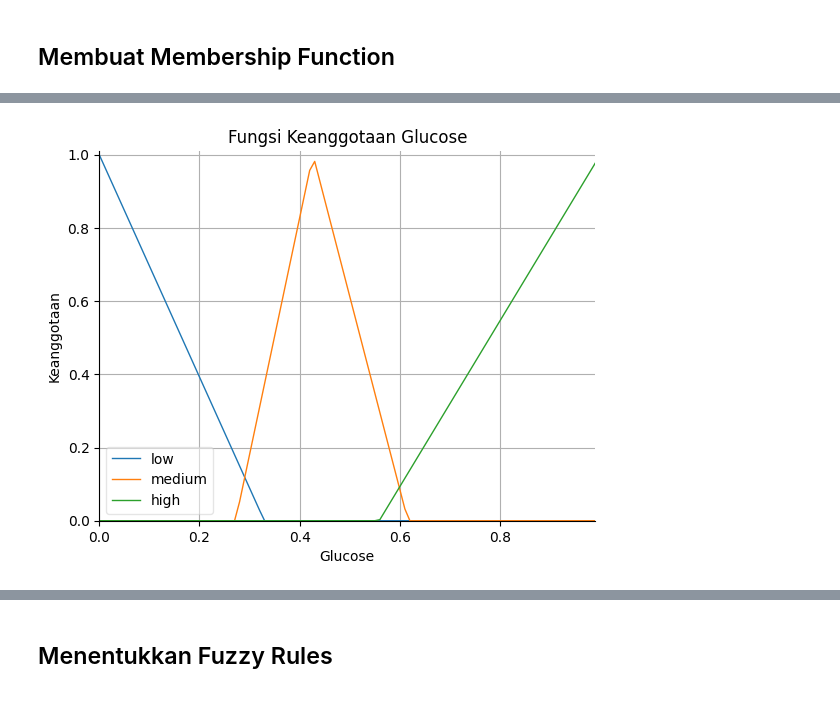
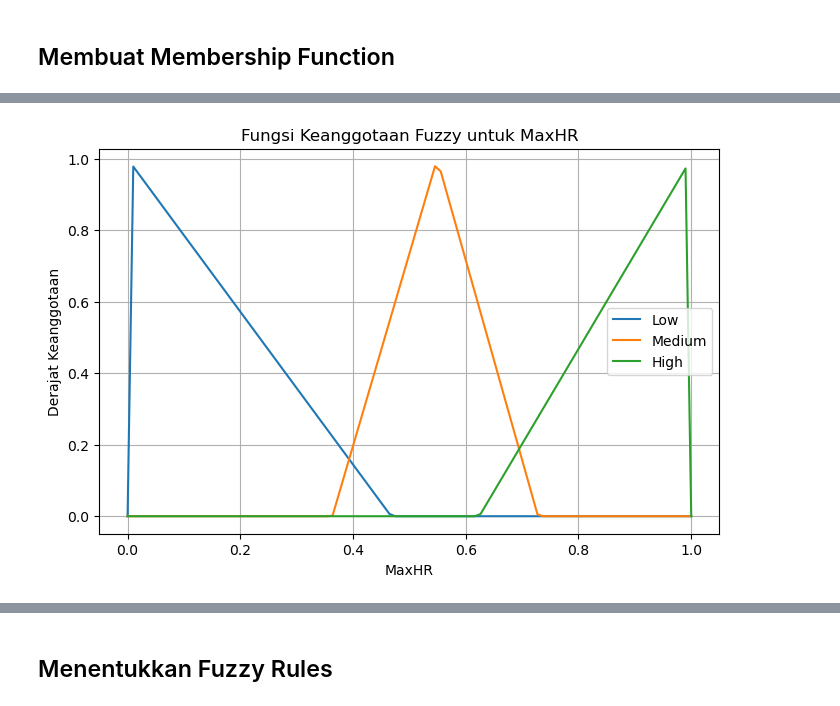
Before and after one commit to fairuztsn/yet-another-tubes-dka, a Jupyter notebook: main.ipynb, the cells around one changed output, grey strips where cells are left out. Saved outputs shown, nothing was run; the diff lists cells and outputs as text; code cells hidden in the pictures.

Commit message:
Perbaikan Fuzzy System

```diff
--- a/main.ipynb
+++ b/main.ipynb
@@ -443,46 +443,61 @@ def get_fuzzy_ranges(col):
 
 # Offset
 def calculate_offset(q1, q3):
-    iqr = q3 - q1
-    return 0.1 * iqr
+    return 0.2 * (q3 - q1)
 
-# Glucose
-glu_min, glu_q1, glu_med, glu_q3, glu_max = get_fuzzy_ranges('Glucose')
-offset = calculate_offset(glu_q1, glu_q3)
-glucose_fuzzy['low'] = fuzz.trimf(glucose_fuzzy.universe, [glu_min, glu_min, glu_q1 + offset])
-glucose_fuzzy['medium'] = fuzz.trimf(glucose_fuzzy.universe, [glu_q1 - offset, glu_med, glu_q3 + offset])
-glucose_fuzzy['high'] = fuzz.trimf(glucose_fuzzy.universe, [glu_q3 - offset, glu_max, glu_max])
+# Fungsi keanggotaan segitiga (trimf)
+def trimf(x, a, b, c):
+    if x <= a or x >= c:
+        return 0
+    elif a < x < b:
+        return (x - a) / (b - a)
+    elif b < x < c:
+        return (c - x) / (c - b)
+    elif x == b:
+        return 1
+    return 0
 
-# BMI
-bmi_min, bmi_q1, bmi_med, bmi_q3, bmi_max = get_fuzzy_ranges('BMI')
-offset = calculate_offset(bmi_q1, bmi_q3)
-bmi_fuzzy['low'] = fuzz.trimf(bmi_fuzzy.universe, [bmi_min, bmi_min, bmi_q1 + offset])
-bmi_fuzzy['medium'] = fuzz.trimf(bmi_fuzzy.universe, [bmi_q1 - offset, bmi_med, bmi_q3 + offset])
-bmi_fuzzy['high'] = fuzz.trimf(bmi_fuzzy.universe, [bmi_q3 - offset, bmi_max, bmi_max])
+# Funsi untuk membuat fungsi keanggotaan variabel input fuzzy
+def create_membership_functions(col):
+    min_val, q1, med, q3, max_val = get_fuzzy_ranges(col)
+    offset = calculate_offset(q1, q3)
 
-# Age
-age_min, age_q1, age_med, age_q3, age_max = get_fuzzy_ranges('Age')
-offset = calculate_offset(age_q1, age_q3)
-age_fuzzy['low'] = fuzz.trimf(age_fuzzy.universe, [age_min, age_min, age_q1 + offset])
-age_fuzzy['medium'] = fuzz.trimf(age_fuzzy.universe, [age_q1 - offset, age_med, age_q3 + offset])
-age_fuzzy['high'] = fuzz.trimf(age_fuzzy.universe, [age_q3 - offset, age_max, age_max])
+    def low(x): return trimf(x, min_val, min_val, q1 + offset)
+    def medium(x): return trimf(x, q1 - offset, med, q3 + offset)
+    def high(x): return trimf(x, q3 - offset, max_val, max_val)
 
-# Definisi Fungsi Keanggotaan untuk Output
-diabetes_fuzzy['non_diabetes'] = fuzz.trimf(diabetes_fuzzy.universe, [0, 0, 0.5])
-diabetes_fuzzy['diabetes'] = fuzz.trimf(diabetes_fuzzy.universe, [0.5, 1, 1])
+    return low, medium, high, (min_val, q1, med, q3, max_val, offset)
 
 
-# Menampilkan Fungsi Keanggotaan
-def plot_fuzzy_sets(antecedent, title):
-    plt.figure(figsize=(10, 6))
-    antecedent.view()
-    plt.title(title)
-    plt.xlabel(antecedent.label)
-    plt.ylabel('Keanggotaan')
-    plt.grid()
+# Buat fungsi keanggotaan untuk semua input
+maxhr_low, maxhr_med, maxhr_high, maxhr_stats = create_membership_functions('MaxHR')
+oldpeak_low, oldpeak_med, oldpeak_high, oldpeak_stats = create_membership_functions('Oldpeak')
+age_low, age_med, age_high, age_stats = create_membership_functions('Age')
+chol_low, chol_med, chol_high, chol_stats = create_membership_functions('Cholesterol')
+
+# Fungsi untuk menampilkan grafik keanggotaan
+def plot_manual_fuzzy(col_name, stats):
+    min_val, q1, med, q3, max_val, offset = stats
+    x = np.linspace(min_val, max_val, 100)
+
+    low_vals = [trimf(i, min_val, min_val, q1 + offset) for i in x]
+    med_vals = [trimf(i, q1 - offset, med, q3 + offset) for i in x]
+    high_vals = [trimf(i, q3 - offset, max_val, max_val) for i in x]
+
+    plt.figure(figsize=(8, 5))
+    plt.plot(x, low_vals, label='Low')
+    plt.plot(x, med_vals, label='Medium')
+    plt.plot(x, high_vals, label='High')
+    plt.title(f'Fungsi Keanggotaan Fuzzy untuk {col_name}')
+    plt.xlabel(col_name)
+    plt.ylabel('Derajat Keanggotaan')
+    plt.legend()
+    plt.grid(True)
     plt.show()
 
-plot_fuzzy_sets(glucose_fuzzy, 'Fungsi Keanggotaan Glucose')
-plot_fuzzy_sets(bmi_fuzzy, 'Fungsi Keanggotaan BMI')
-plot_fuzzy_sets(age_fuzzy, 'Fungsi Keanggotaan Age')
+# Plot semua fungsi keanggotaan input
+plot_manual_fuzzy('MaxHR', maxhr_stats)
+plot_manual_fuzzy('Oldpeak', oldpeak_stats)
+plot_manual_fuzzy('Age', age_stats)
+plot_manual_fuzzy('Cholesterol', chol_stats)
 # %% [output]
@@ -490 +504 @@ plot_fuzzy_sets(age_fuzzy, 'Fungsi Keanggotaan Age')
-[figure, old version]
+[figure, new version]
```
Also changed, not shown: parts of 13 cells of this notebook.
